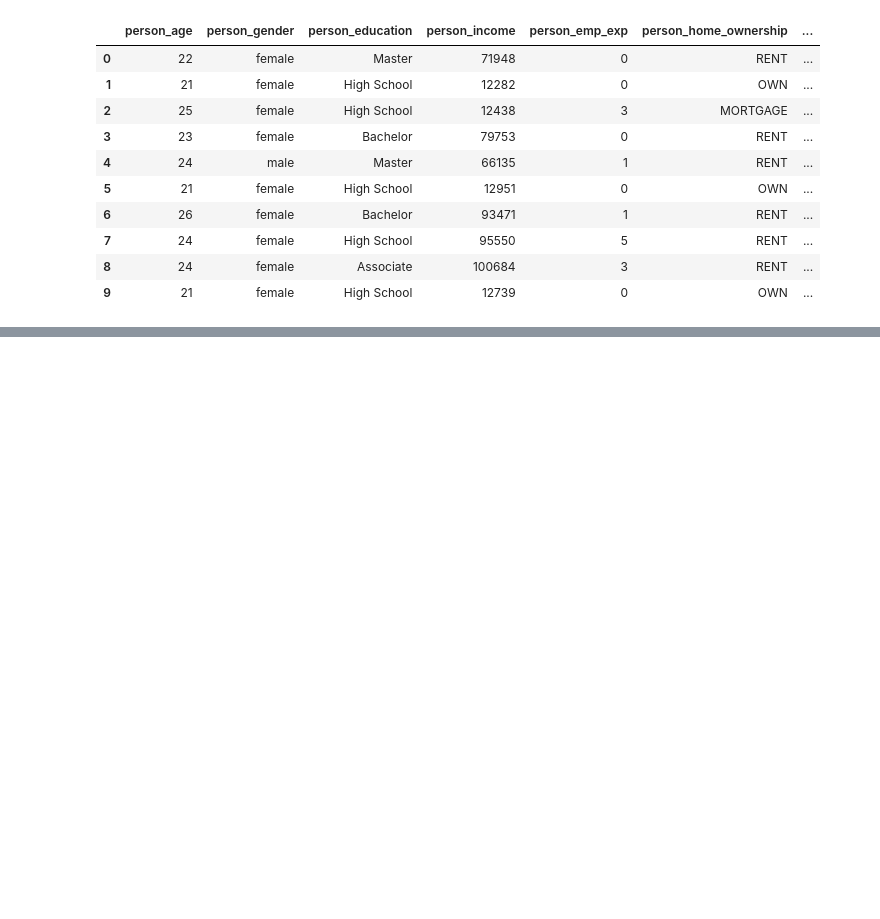
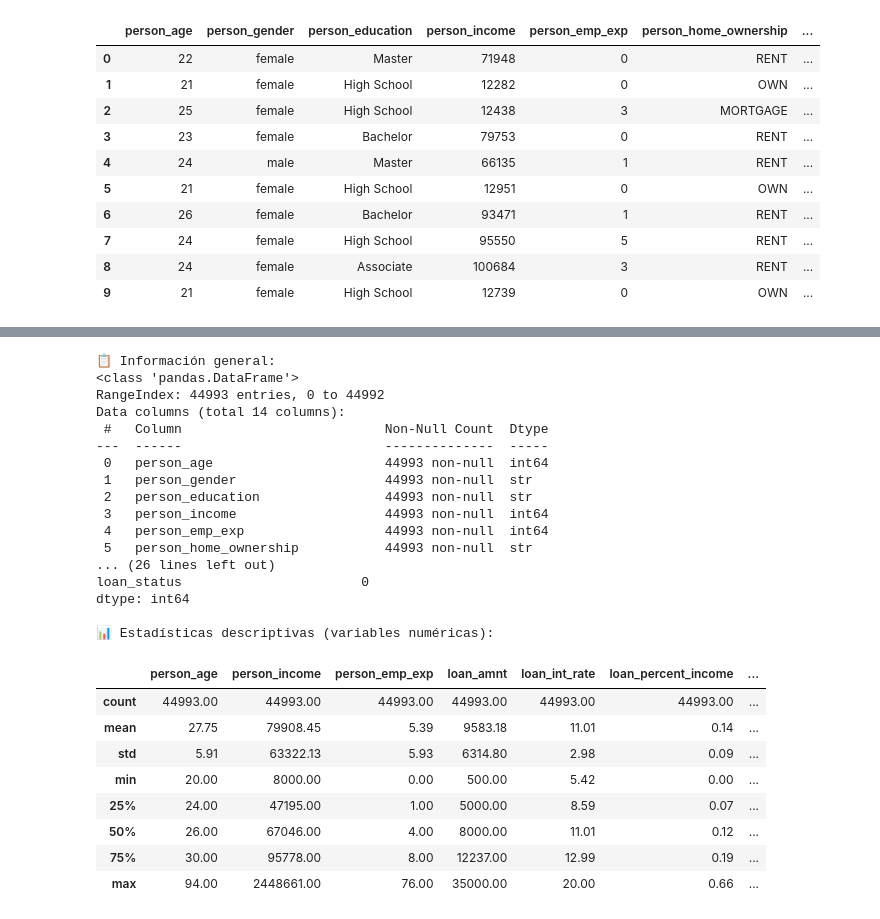
Before and after one commit to karlahp/dataops-loan-pipeline, a Jupyter notebook: notebooks/4_entrenamiento_modelo.ipynb, the cells around one changed output, grey strips where cells are left out. Cells and saved outputs as stored; diff of their text form; code cells hidden in the pictures; blank space fills up the shorter version.

```diff
--- a/notebooks/4_entrenamiento_modelo.ipynb
+++ b/notebooks/4_entrenamiento_modelo.ipynb
@@ -64,0 +77,36 @@ df.head(10)
+# %%
+print('📋 Información general:')
+print(df.info())
+print()
+print('🔎 Valores nulos por columna:')
+print(df.isnull().sum())
+print()
+print('📊 Estadísticas descriptivas (variables numéricas):')
+df.describe().round(2)
+# %% [output]
+📋 Información general:
+<class 'pandas.DataFrame'>
+RangeIndex: 44993 entries, 0 to 44992
+Data columns (total 14 columns):
+ #   Column                          Non-Null Count  Dtype
+---  ------                          --------------  -----
+ 0   person_age                      44993 non-null  int64
+ 1   person_gender                   44993 non-null  str
+ 2   person_education                44993 non-null  str
+ 3   person_income                   44993 non-null  int64
+ 4   person_emp_exp                  44993 non-null  int64
+ 5   person_home_ownership           44993 non-null  str
+... (26 lines left out)
+loan_status                       0
+dtype: int64
+
+📊 Estadísticas descriptivas (variables numéricas):
+|  | person_age | person_income | person_emp_exp | loan_amnt | loan_int_rate | loan_percent_income | ... |
+| count | 44993.00 | 44993.00 | 44993.00 | 44993.00 | 44993.00 | 44993.00 | ... |
+| mean | 27.75 | 79908.45 | 5.39 | 9583.18 | 11.01 | 0.14 | ... |
+| std | 5.91 | 63322.13 | 5.93 | 6314.80 | 2.98 | 0.09 | ... |
+| min | 20.00 | 8000.00 | 0.00 | 500.00 | 5.42 | 0.00 | ... |
+| 25% | 24.00 | 47195.00 | 1.00 | 5000.00 | 8.59 | 0.07 | ... |
+| 50% | 26.00 | 67046.00 | 4.00 | 8000.00 | 11.01 | 0.12 | ... |
+| 75% | 30.00 | 95778.00 | 8.00 | 12237.00 | 12.99 | 0.19 | ... |
+| max | 94.00 | 2448661.00 | 76.00 | 35000.00 | 20.00 | 0.66 | ... |
```
Also changed, not shown: parts of 7 cells of this notebook.
